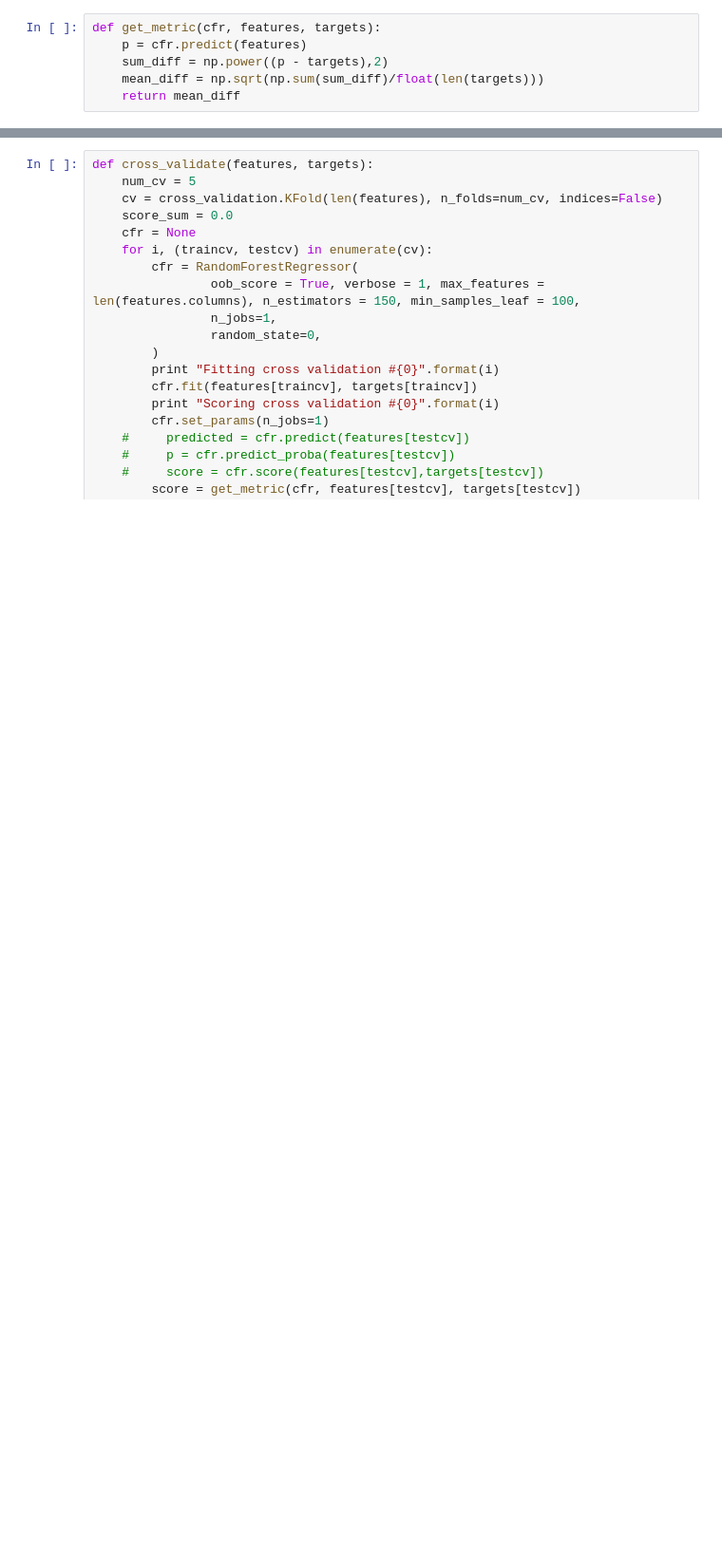
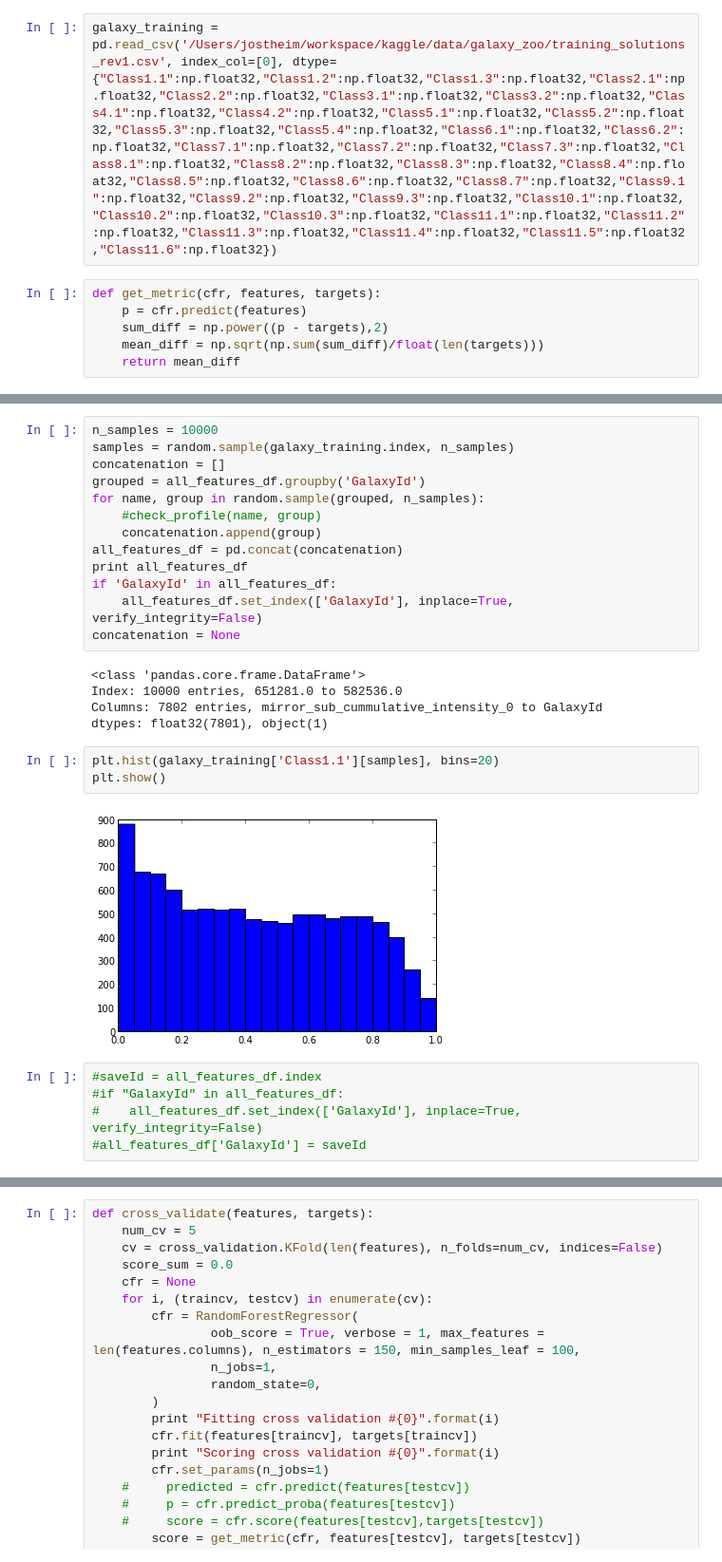
Before and after one commit to jostheim/kaggle, a Jupyter notebook: src/galaxy_zoo/galaxy_zoo_learning.ipynb, the cells around one changed output, grey strips where cells are left out. Shown: that part at 95% size. Drawn from its saved outputs; the diff is of its cells as text; blank space fills up the shorter version.

Commit message:
tourney notebook, updates to galaxy stuff

```diff
--- a/src/galaxy_zoo/galaxy_zoo_learning.ipynb
+++ b/src/galaxy_zoo/galaxy_zoo_learning.ipynb
@@ -104,3 +19,5 @@ del features['GalaxyId']
+# %%
+galaxy_training = pd.read_csv('/Users/jostheim/workspace/kaggle/data/galaxy_zoo/training_solutions_rev1.csv', index_col=[0], dtype={"Class1.1":np.float32,"Class1.2":np.float32,"Class1.3":np.float32,"Class2.1":np.float32,"Class2.2":np.float32,"Class3.1":np.float32,"Class3.2":np.float32,"Class4.1":np.float32,"Class4.2":np.float32,"Class5.1":np.float32,"Class5.2":np.float32,"Class5.3":np.float32,"Class5.4":np.float32,"Class6.1":np.float32,"Class6.2":np.float32,"Class7.1":np.float32,"Class7.2":np.float32,"Class7.3":np.float32,"Class8.1":np.float32,"Class8.2":np.float32,"Class8.3":np.float32,"Class8.4":np.float32,"Class8.5":np.float32,"Class8.6":np.float32,"Class8.7":np.float32,"Class9.1":np.float32,"Class9.2":np.float32,"Class9.3":np.float32,"Class10.1":np.float32,"Class10.2":np.float32,"Class10.3":np.float32,"Class11.1":np.float32,"Class11.2":np.float32,"Class11.3":np.float32,"Class11.4":np.float32,"Class11.5":np.float32,"Class11.6":np.float32})
 # %%
 def get_metric(cfr, features, targets):
     p = cfr.predict(features)
@@ -109,0 +113,28 @@ def get_metric(cfr, features, targets):
+# %%
+n_samples = 10000
+samples = random.sample(galaxy_training.index, n_samples)
+concatenation = []
+grouped = all_features_df.groupby('GalaxyId')
+for name, group in random.sample(grouped, n_samples):
+    #check_profile(name, group)
+    concatenation.append(group)
+all_features_df = pd.concat(concatenation)
+print all_features_df
+if 'GalaxyId' in all_features_df:
+    all_features_df.set_index(['GalaxyId'], inplace=True, verify_integrity=False)
+concatenation = None
+# %% [output]
+<class 'pandas.core.frame.DataFrame'>
+Index: 10000 entries, 651281.0 to 582536.0
+Columns: 7802 entries, mirror_sub_cummulative_intensity_0 to GalaxyId
+dtypes: float32(7801), object(1)
+# %%
+plt.hist(galaxy_training['Class1.1'][samples], bins=20)
+plt.show()
+# %% [output]
+[figure, added]
+# %%
+#saveId = all_features_df.index
+#if "GalaxyId" in all_features_df:
+#    all_features_df.set_index(['GalaxyId'], inplace=True, verify_integrity=False)
+#all_features_df['GalaxyId'] = saveId
```
Also changed, not shown: parts of 23 cells of this notebook, 8 other files.
